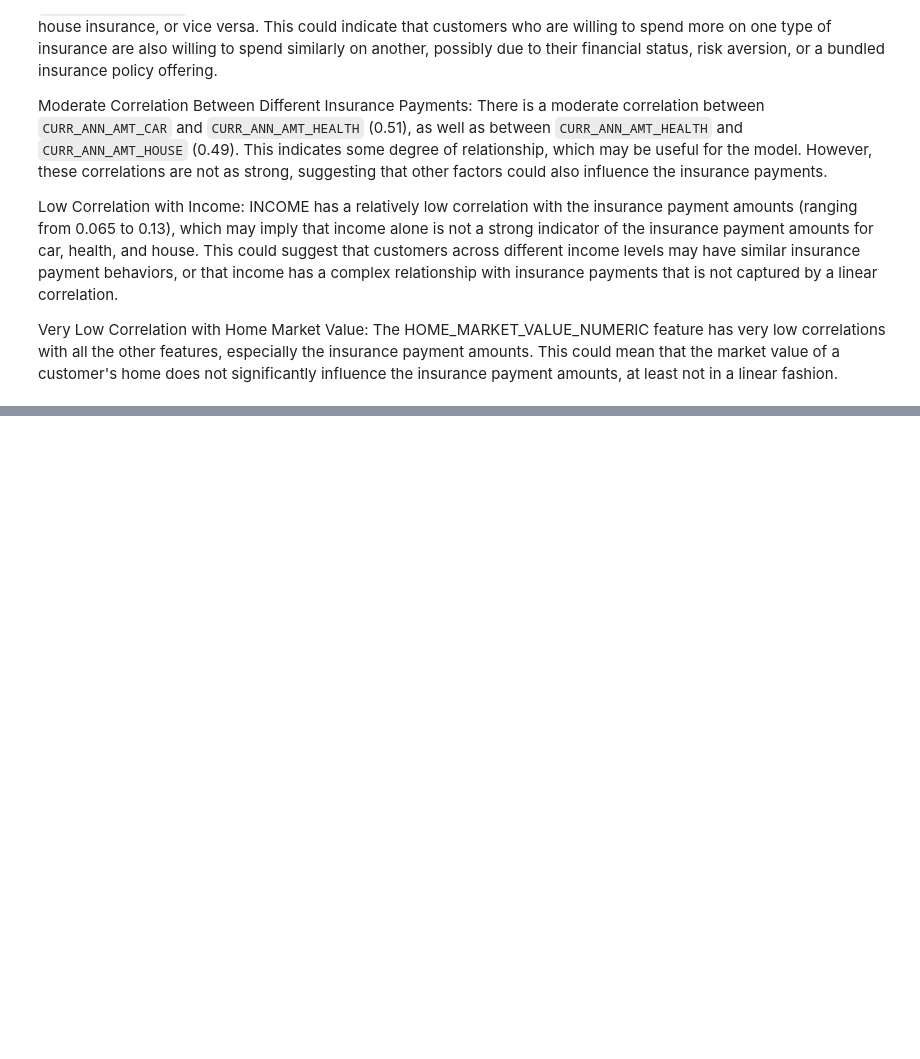
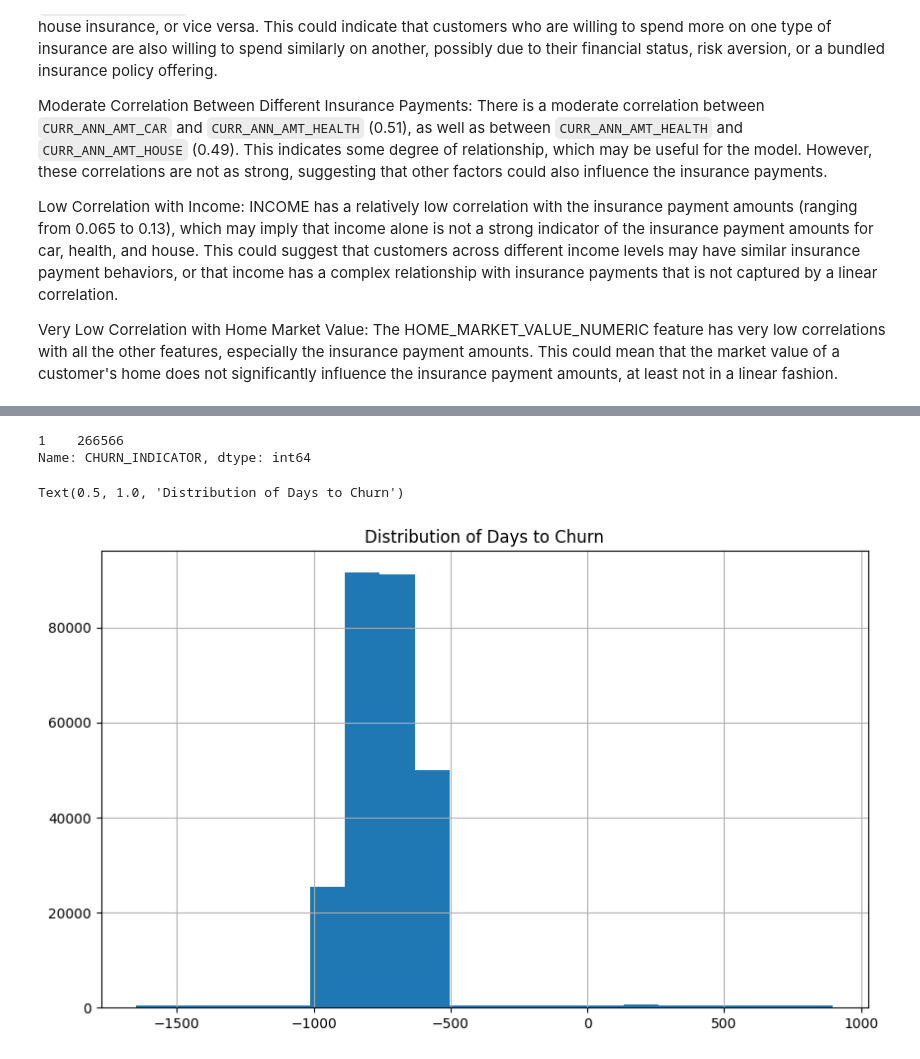
Before and after one commit to fabrizi0rigodanz0/Insurance_Analysis_ML, a Jupyter notebook: notebook.ipynb, the cells around one changed output, grey strips where cells are left out. Cells and saved outputs as stored; diff of their text form; code cells hidden in the pictures; blank space fills up the shorter version.

```diff
--- a/notebook.ipynb
+++ b/notebook.ipynb
@@ -1358,0 +1466,8 @@ Very Low Correlation with Home Market Value: The HOME_MARKET_VALUE_NUMERIC featu
+# %%
+# Calculate the number of days from the reference date (today) until the suspension date
+df_termination['DAYS_TO_CHURN'] = (df_termination['SUSPD_DATE'] - datetime.now()).dt.days
+
+# Create a churn indicator where the policy suspension date has passed
+df_termination['CHURN_INDICATOR'] = df_termination['SUSPD_DATE'].apply(lambda x: 1 if x < datetime.now() else 1)
+
+df_termination.head()
@@ -1358,0 +1481,16 @@ Very Low Correlation with Home Market Value: The HOME_MARKET_VALUE_NUMERIC featu
+# %%
+#contoroll the distirbution of the churn indicator
+df_termination['CHURN_INDICATOR'].value_counts()
+# %% [output]
+1    266566
+Name: CHURN_INDICATOR, dtype: int64
+# %%
+df_termination['DAYS_TO_CHURN'].describe()
+
+# Plot the distribution of days to churn
+plt.figure(figsize=(10, 6))
+df_termination['DAYS_TO_CHURN'].hist(bins=20)
+plt.title('Distribution of Days to Churn')
+# %% [output]
+Text(0.5, 1.0, 'Distribution of Days to Churn')
+[figure, added]
```
Also changed, not shown: parts of 18 cells of this notebook.
